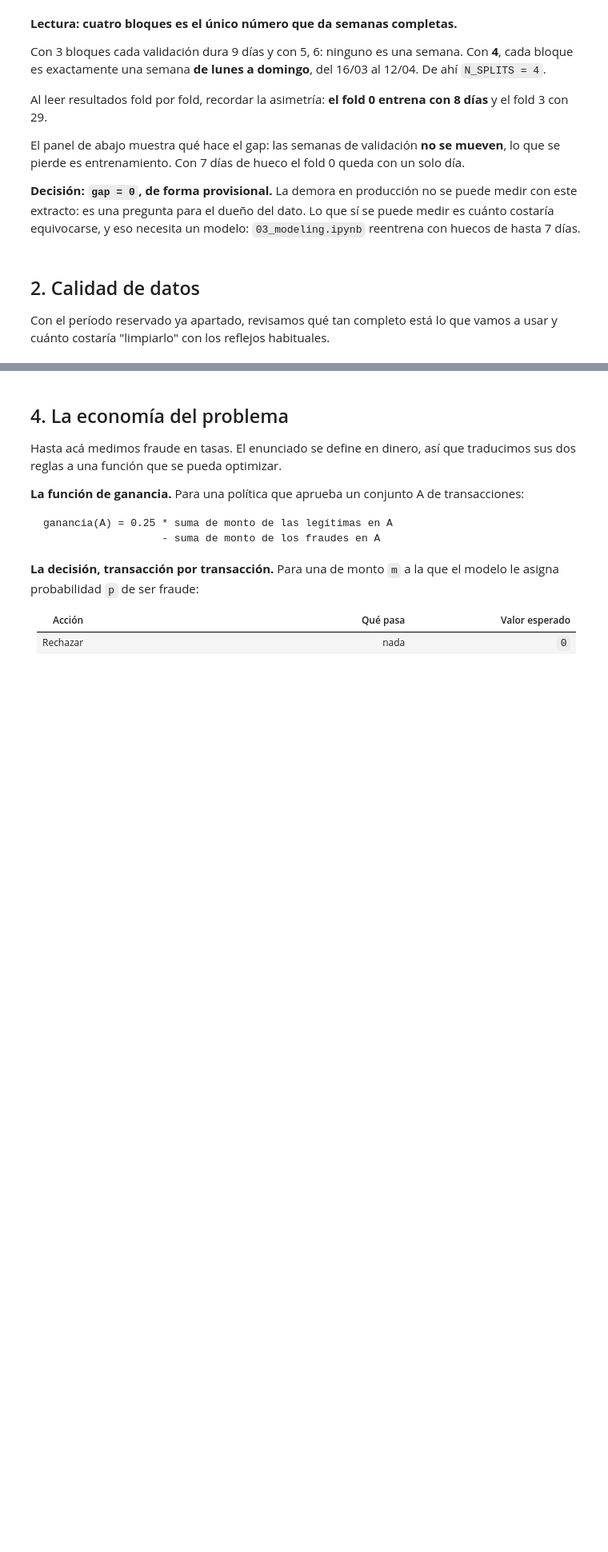
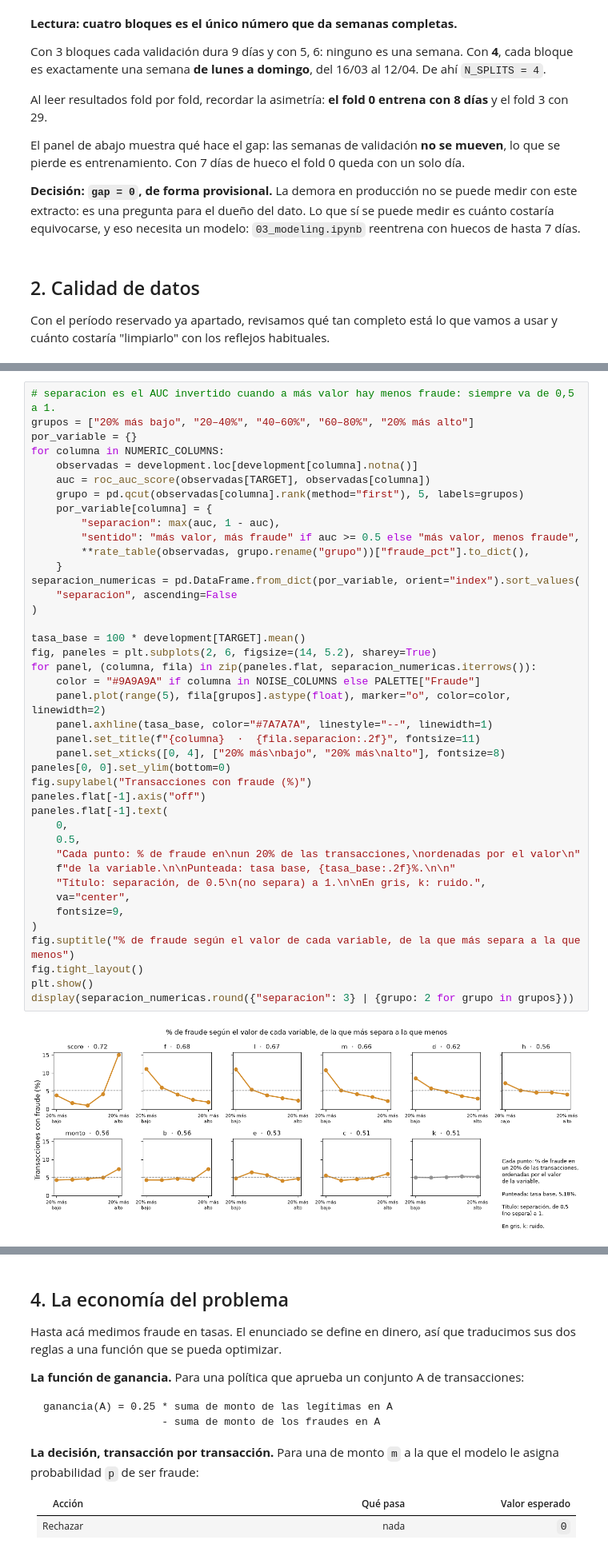
Before and after one commit to matimoya/mercadolibre-fraud-detection, a Jupyter notebook: notebooks/01_eda.ipynb, the cells around one changed output, grey strips where cells are left out. Shown at 80% size. Drawn from its saved outputs; the diff is of its cells as text; blank space fills up the shorter version.

```diff
--- a/notebooks/01_eda.ipynb
+++ b/notebooks/01_eda.ipynb
@@ -425,0 +459,43 @@ distinguen el fraude.
+# %%
+# separacion es el AUC invertido cuando a más valor hay menos fraude: siempre va de 0,5 a 1.
+grupos = ["20% más bajo", "20–40%", "40–60%", "60–80%", "20% más alto"]
+por_variable = {}
+for columna in NUMERIC_COLUMNS:
+    observadas = development.loc[development[columna].notna()]
+    auc = roc_auc_score(observadas[TARGET], observadas[columna])
+    grupo = pd.qcut(observadas[columna].rank(method="first"), 5, labels=grupos)
+    por_variable[columna] = {
+        "separacion": max(auc, 1 - auc),
+        "sentido": "más valor, más fraude" if auc >= 0.5 else "más valor, menos fraude",
+        **rate_table(observadas, grupo.rename("grupo"))["fraude_pct"].to_dict(),
+    }
+separacion_numericas = pd.DataFrame.from_dict(por_variable, orient="index").sort_values(
+    "separacion", ascending=False
+)
+
+tasa_base = 100 * development[TARGET].mean()
+fig, paneles = plt.subplots(2, 6, figsize=(14, 5.2), sharey=True)
+for panel, (columna, fila) in zip(paneles.flat, separacion_numericas.iterrows()):
+    color = "#9A9A9A" if columna in NOISE_COLUMNS else PALETTE["Fraude"]
+    panel.plot(range(5), fila[grupos].astype(float), marker="o", color=color, linewidth=2)
+    panel.axhline(tasa_base, color="#7A7A7A", linestyle="--", linewidth=1)
+    panel.set_title(f"{columna}  ·  {fila.separacion:.2f}", fontsize=11)
+    panel.set_xticks([0, 4], ["20% más\nbajo", "20% más\nalto"], fontsize=8)
+paneles[0, 0].set_ylim(bottom=0)
+fig.supylabel("Transacciones con fraude (%)")
+paneles.flat[-1].axis("off")
+paneles.flat[-1].text(
+    0,
+    0.5,
+    "Cada punto: % de fraude en\nun 20% de las transacciones,\nordenadas por el valor\n"
+    f"de la variable.\n\nPunteada: tasa base, {tasa_base:.2f}%.\n\n"
+    "Título: separación, de 0.5\n(no separa) a 1.\n\nEn gris, k: ruido.",
+    va="center",
+    fontsize=9,
+)
+fig.suptitle("% de fraude según el valor de cada variable, de la que más separa a la que menos")
+fig.tight_layout()
+plt.show()
+display(separacion_numericas.round({"separacion": 3} | {grupo: 2 for grupo in grupos}))
+# %% [output]
+[figure, added]
```
Also changed, not shown: parts of 13 cells of this notebook, 1 other file.
